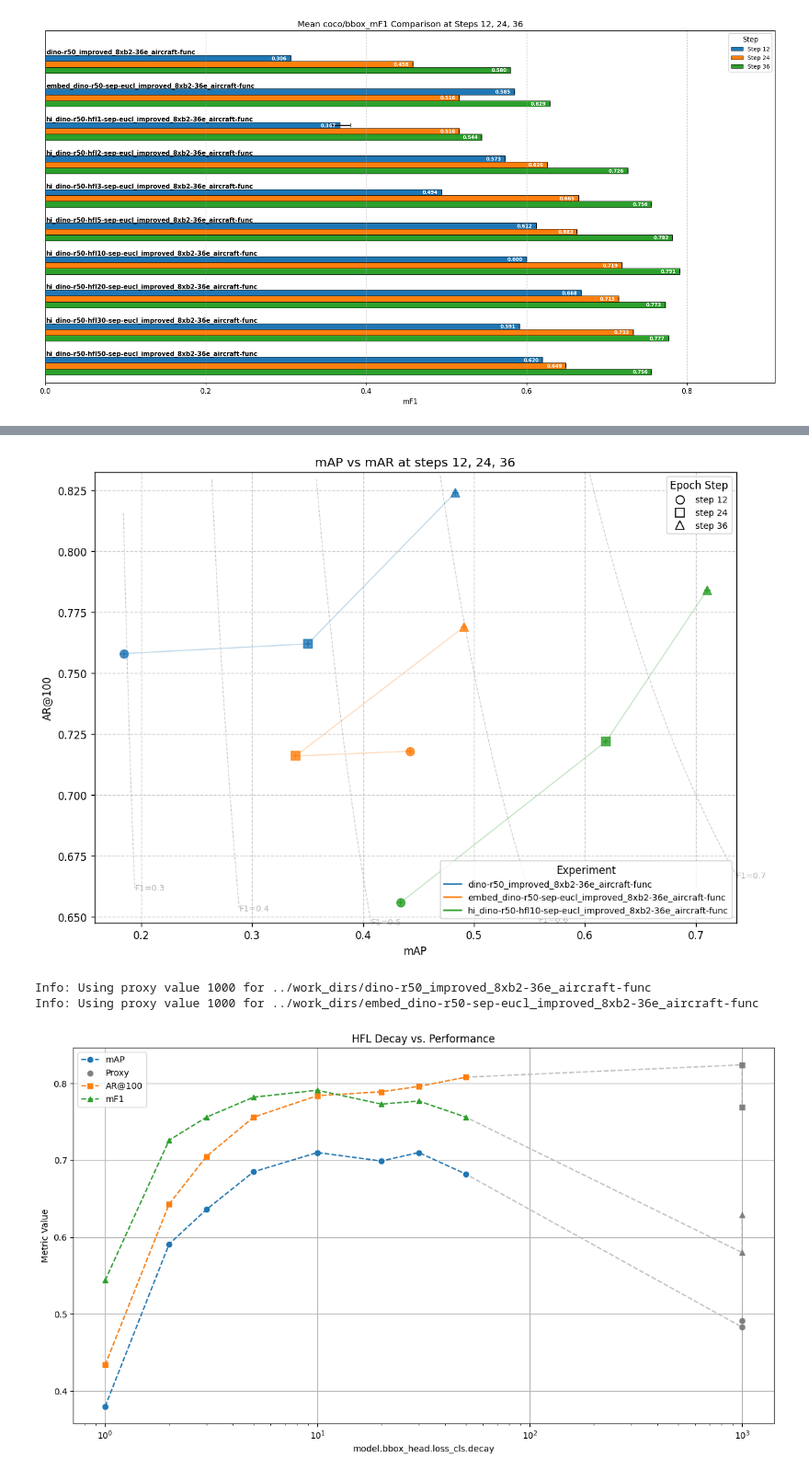
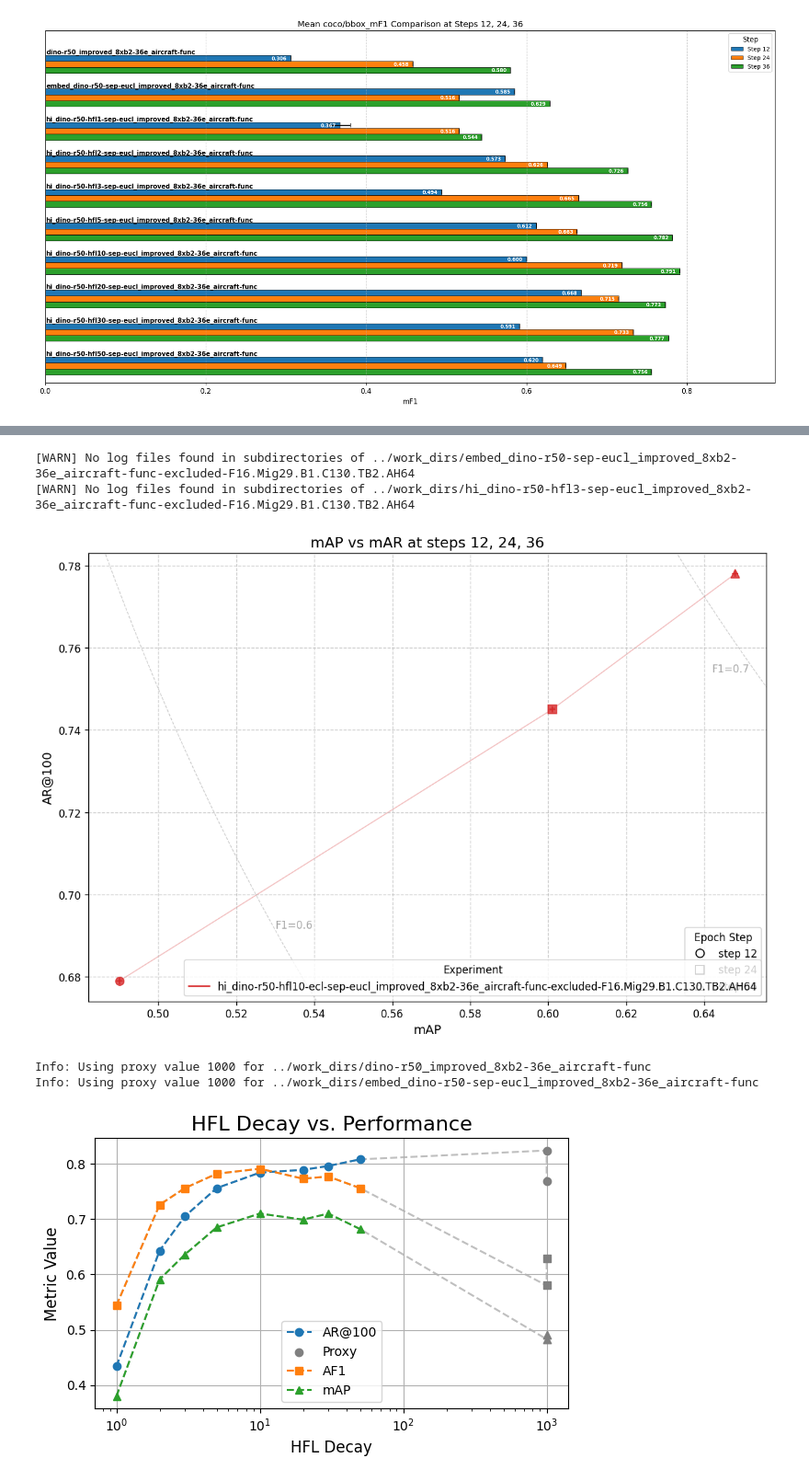
Before and after one commit to Gogonemnem/hierarchical-object-detection, a Jupyter notebook: notebooks/comparison.ipynb, the cells around one changed output, grey strips where cells are left out. Shown at 92% size. Drawn from its saved outputs; the diff is of its cells as text; code cells hidden in the pictures.

Commit message:
update plots

```diff
--- a/notebooks/comparison.ipynb
+++ b/notebooks/comparison.ipynb
@@ -435,25 +808,33 @@ def plot_precision_recall_comparison(
 #     target_steps=[12, 24, 36],
 # )
 # %%
+# experiment_dirs_to_compare = [
+#     "../work_dirs/dino-r50_improved_8xb2-36e_aircraft-func",
+#     "../work_dirs/embed_dino-r50-sep-eucl_improved_8xb2-36e_aircraft-func",
+#     # "../work_dirs/hi_dino-r50-hfl1-sep-eucl_improved_8xb2-36e_aircraft-func",
+#     # "../work_dirs/hi_dino-r50-hfl2-sep-eucl_improved_8xb2-36e_aircraft-func",
+#     # "../work_dirs/hi_dino-r50-hfl3-ecl-sep-raw-eucl_improved_8xb2-36e_aircraft-func",
+#     # "../work_dirs/hi_dino-r50-hfl3-sep-eucl_improved_8xb2-36e_aircraft-func",
+#     # "../work_dirs/hi_dino-r50-hfl5-sep-eucl_improved_8xb2-36e_aircraft-func",
+#     "../work_dirs/hi_dino-r50-hfl10-sep-eucl_improved_8xb2-36e_aircraft-func",
+#     # "../work_dirs/hi_dino-r50-hfl20-sep-eucl_improved_8xb2-36e_aircraft-func",
+#     # "../work_dirs/hi_dino-r50-hfl30-sep-eucl_improved_8xb2-36e_aircraft-func",
+#     # "../work_dirs/hi_dino-r50-hfl50-sep-eucl_improved_8xb2-36e_aircraft-func",
+# ]
 experiment_dirs_to_compare = [
-    "../work_dirs/dino-r50_improved_8xb2-36e_aircraft-func",
-    "../work_dirs/embed_dino-r50-sep-eucl_improved_8xb2-36e_aircraft-func",
-    # "../work_dirs/hi_dino-r50-hfl1-sep-eucl_improved_8xb2-36e_aircraft-func",
-    # "../work_dirs/hi_dino-r50-hfl2-sep-eucl_improved_8xb2-36e_aircraft-func",
-    # "../work_dirs/hi_dino-r50-hfl3-ecl-sep-raw-eucl_improved_8xb2-36e_aircraft-func",
-    # "../work_dirs/hi_dino-r50-hfl3-sep-eucl_improved_8xb2-36e_aircraft-func",
-    # "../work_dirs/hi_dino-r50-hfl5-sep-eucl_improved_8xb2-36e_aircraft-func",
-    "../work_dirs/hi_dino-r50-hfl10-sep-eucl_improved_8xb2-36e_aircraft-func",
-    # "../work_dirs/hi_dino-r50-hfl20-sep-eucl_improved_8xb2-36e_aircraft-func",
-    # "../work_dirs/hi_dino-r50-hfl30-sep-eucl_improved_8xb2-36e_aircraft-func",
-    # "../work_dirs/hi_dino-r50-hfl50-sep-eucl_improved_8xb2-36e_aircraft-func",
+    "../work_dirs/dino-r50_improved_8xb2-36e_aircraft-func-excluded-F16.Mig29.B1.C130.TB2.AH64",
+    "../work_dirs/embed_dino-r50-sep-eucl_improved_8xb2-36e_aircraft-func-excluded-F16.Mig29.B1.C130.TB2.AH64",
+    "../work_dirs/hi_dino-r50-hfl3-sep-eucl_improved_8xb2-36e_aircraft-func-excluded-F16.Mig29.B1.C130.TB2.AH64",
+    "../work_dirs/hi_dino-r50-hfl10-ecl-sep-eucl_improved_8xb2-36e_aircraft-func-excluded-F16.Mig29.B1.C130.TB2.AH64",
 ]
 plot_precision_recall_comparison(
     experiment_dirs=experiment_dirs_to_compare,
     target_steps=[12, 24, 36],
 )
 # %% [output]
+[WARN] No log files found in subdirectories of ../work_dirs/embed_dino-r50-sep-eucl_improved_8xb2-36e_aircraft-func-excluded-F16.Mig29.B1.C130.TB2.AH64
+[WARN] No log files found in subdirectories of ../work_dirs/hi_dino-r50-hfl3-sep-eucl_improved_8xb2-36e_aircraft-func-excluded-F16.Mig29.B1.C130.TB2.AH64
-[figure, old version]
+[figure, new version]
 # %%
 import os
 import glob
@@ -463,7 +844,7 @@ import matplotlib.pyplot as plt
 from collections import defaultdict
 from mmengine import Config
 
-def plot_config_vs_metrics(experiment_dirs, config_variable_path, metrics_to_track={'coco/bbox_mAP'}, title="Config vs. Metrics", use_log_scale=False, proxy_values=None):
+def plot_config_vs_metrics(experiment_dirs, config_variable_path, metrics_to_track={'coco/bbox_mAP'}, title="Config vs. Metrics", use_log_scale=False, proxy_values=None, figsize=(6, 4), title_fontsize=16, label_fontsize=12, legend_fontsize=10, xlabel=None):
     """
     Plots a configuration variable against final metric values from experiment logs.
 
@@ -474,8 +855,13 @@ def plot_config_vs_metrics(experiment_dirs, config_variable_path, metrics_to_tra
         title (str): The title of the plot.
         use_log_scale (bool): If True, sets the x-axis to a logarithmic scale.
         proxy_values (dict, optional): A dictionary mapping experiment directory paths to proxy values for the config variable.
+        figsize (tuple): The figure size for the plot.
+        title_fontsize (int): The font size for the plot title.
+        label_fontsize (int): The font size for the axis labels.
+        legend_fontsize (int): The font size for the legend.
+        xlabel (str, optional): Custom label for the x-axis.
     """
-    fig, ax = plt.subplots(figsize=(12, 7))
+    fig, ax = plt.subplots(figsize=figsize)
     markers = ['o', 's', '^', 'D', '*']
 
     plot_data = {metric: [] for metric in metrics_to_track}
@@ -545,7 +931,10 @@ def plot_config_vs_metrics(experiment_dirs, config_variable_path, metrics_to_tra
             points = sorted(points, key=lambda x: x[0])
             config_values, metric_values, is_proxy_flags = zip(*points)
 
-            label = metric.replace("coco/", "").replace("bbox_", "")
+            if metric == 'coco/bbox_mF1':
+                label = 'AF1'
+            else:
+                label = metric.replace("coco/", "").replace("bbox_", "")
 
             # Plot gray line connecting all points first (as a background)
             ax.plot(config_values, metric_values, linestyle='--', color='gray', alpha=0.5, zorder=1)
@@ -575,41 +964,42 @@ def plot_config_vs_metrics(experiment_dirs, config_variable_path, metrics_to_tra
     if use_log_scale:
         ax.set_xscale('log')
 
-    ax.set_title(title)
-    ax.set_xlabel(config_variable_path)
-    ax.set_ylabel("Metric Value")
+    ax.set_title(title, fontsize=title_fontsize)
+    ax.set_xlabel(xlabel if xlabel else config_variable_path, fontsize=label_fontsize)
+    ax.set_ylabel("Metric Value", fontsize=label_fontsize)
     ax.grid(True)
-    ax.legend()
+    ax.legend(fontsize=legend_fontsize)
     plt.tight_layout()
     plt.show()
 
 # Example Usage:
 # This will plot the 'decay' hyperparameter vs. mAP and AR@100 for a set of experiments.
 experiment_dirs_for_decay_plot = [
     "../work_dirs/dino-r50_improved_8xb2-36e_aircraft-func",
     "../work_dirs/embed_dino-r50-sep-eucl_improved_8xb2-36e_aircraft-func",
     "../work_dirs/hi_dino-r50-hfl1-sep-eucl_improved_8xb2-36e_aircraft-func",
     "../work_dirs/hi_dino-r50-hfl2-sep-eucl_improved_8xb2-36e_aircraft-func",
     "../work_dirs/hi_dino-r50-hfl3-sep-eucl_improved_8xb2-36e_aircraft-func",
     "../work_dirs/hi_dino-r50-hfl5-sep-eucl_improved_8xb2-36e_aircraft-func",
     "../work_dirs/hi_dino-r50-hfl10-sep-eucl_improved_8xb2-36e_aircraft-func",
     "../work_dirs/hi_dino-r50-hfl20-sep-eucl_improved_8xb2-36e_aircraft-func",
     "../work_dirs/hi_dino-r50-hfl30-sep-eucl_improved_8xb2-36e_aircraft-func",
     "../work_dirs/hi_dino-r50-hfl50-sep-eucl_improved_8xb2-36e_aircraft-func",
 ]
 
 plot_config_vs_metrics(
     experiment_dirs_for_decay_plot,
     config_variable_path='model.bbox_head.loss_cls.decay',
     metrics_to_track={"coco/bbox_mF1", "coco/bbox_mAP", "coco/bbox_AR@100"},
     title="HFL Decay vs. Performance",
     use_log_scale=True,
+    xlabel="HFL Decay",
     proxy_values={
         "../work_dirs/dino-r50_improved_8xb2-36e_aircraft-func": 1000,
         "../work_dirs/embed_dino-r50-sep-eucl_improved_8xb2-36e_aircraft-func": 1000
     }
 )
 # %% [output]
 Info: Using proxy value 1000 for ../work_dirs/dino-r50_improved_8xb2-36e_aircraft-func
 Info: Using proxy value 1000 for ../work_dirs/embed_dino-r50-sep-eucl_improved_8xb2-36e_aircraft-func
-[figure, old version]
+[figure, new version]
```
Also changed, not shown: parts of 6 cells of this notebook, 8 other files.
